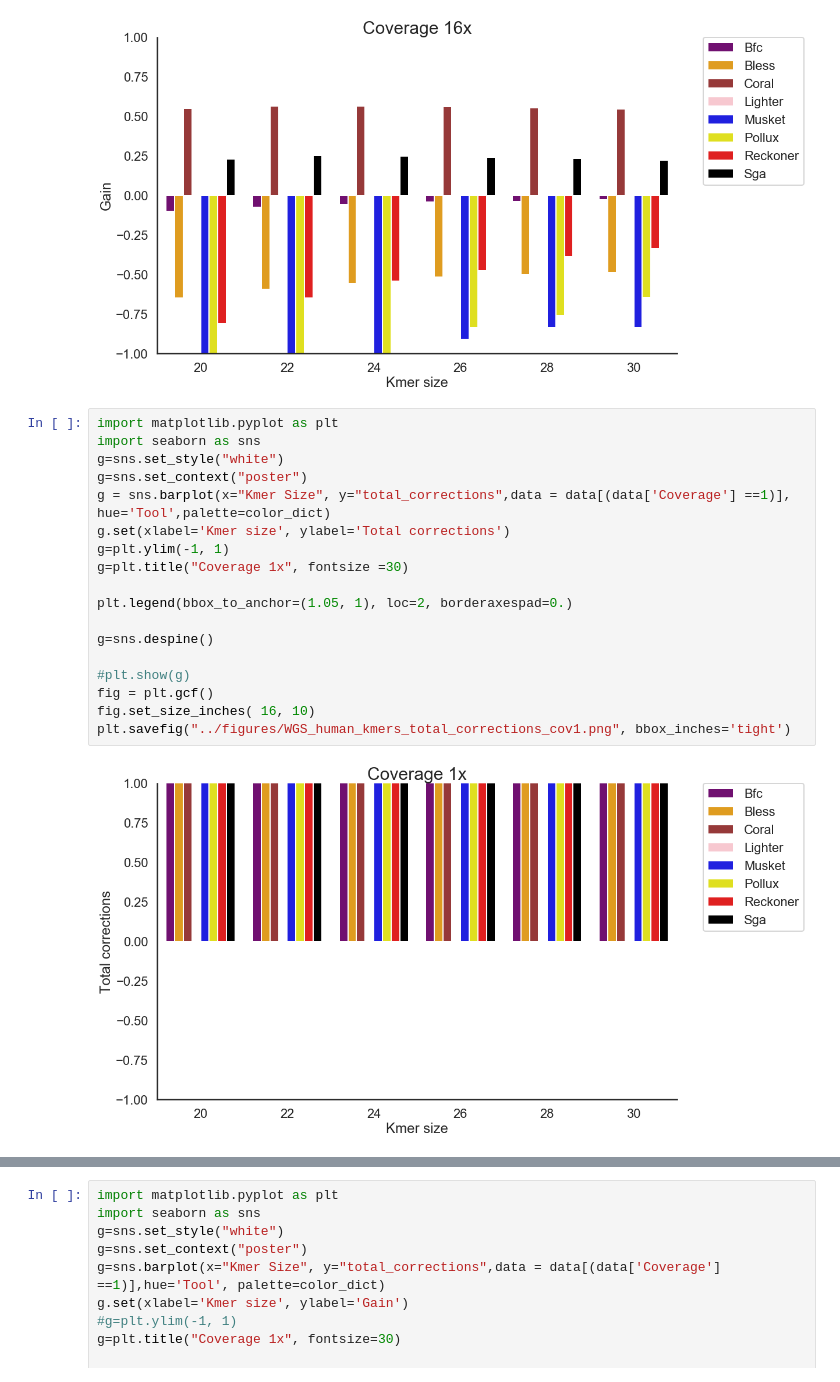
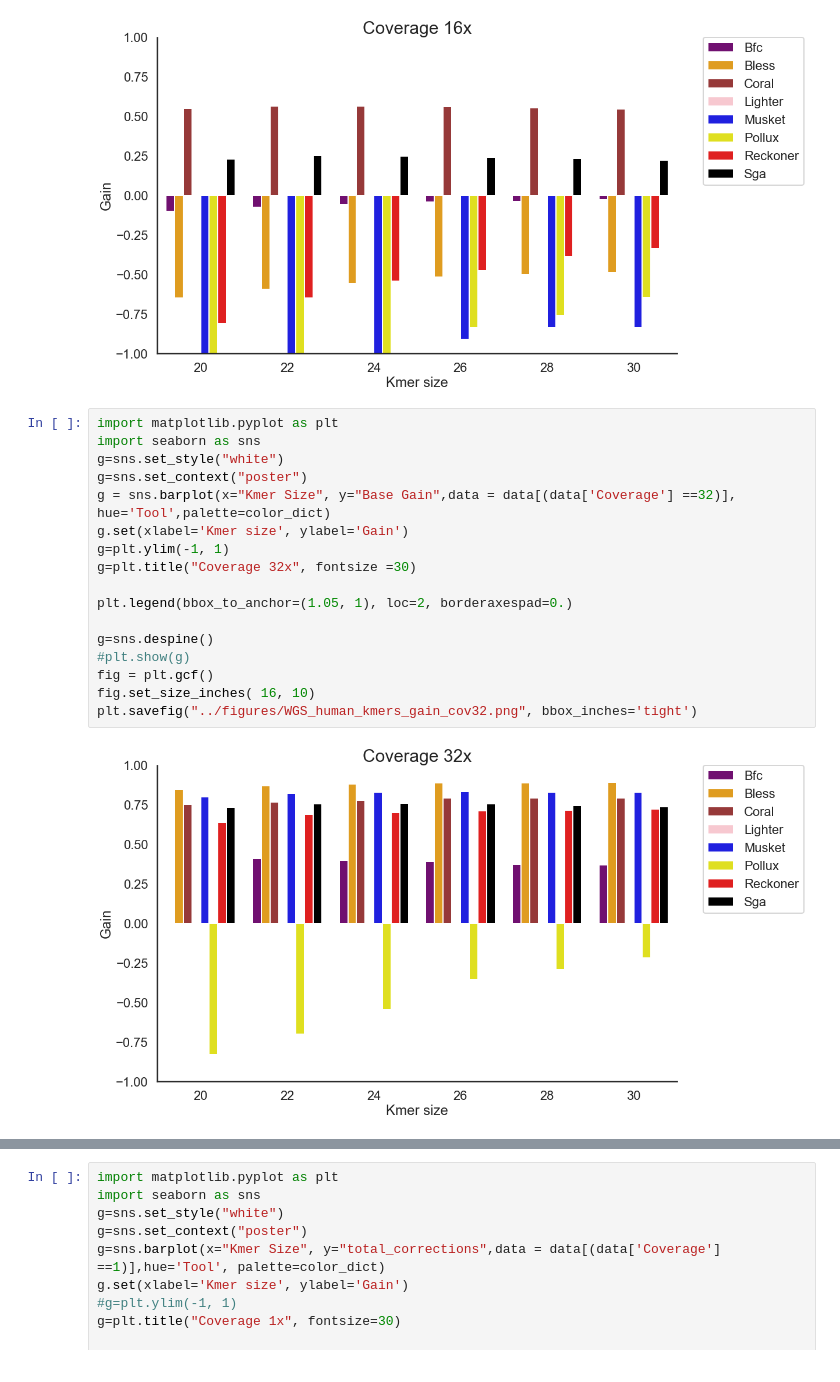
Before and after one commit to Mangul-Lab-USC/benchmarking_error_correction, a Jupyter notebook: notebooks/WGS_human_kmer.ipynb, the cells around one changed output, grey strips where cells are left out. Drawn from its saved outputs; the diff is of its cells as text.

Commit message:
expanded figures

```diff
--- a/notebooks/WGS_human_kmer.ipynb
+++ b/notebooks/WGS_human_kmer.ipynb
@@ -153,20 +153,19 @@ plt.savefig("../figures/WGS_human_kmers_gain_cov16.png", bbox_inches='tight')
 # %%
 import matplotlib.pyplot as plt
 import seaborn as sns
 g=sns.set_style("white")
 g=sns.set_context("poster")
-g = sns.barplot(x="Kmer Size", y="total_corrections",data = data[(data['Coverage'] ==1)], hue='Tool',palette=color_dict)
-g.set(xlabel='Kmer size', ylabel='Total corrections')
+g = sns.barplot(x="Kmer Size", y="Base Gain",data = data[(data['Coverage'] ==32)], hue='Tool',palette=color_dict)
+g.set(xlabel='Kmer size', ylabel='Gain')
 g=plt.ylim(-1, 1)
-g=plt.title("Coverage 1x", fontsize =30)
+g=plt.title("Coverage 32x", fontsize =30)
 
 plt.legend(bbox_to_anchor=(1.05, 1), loc=2, borderaxespad=0.)
 
 g=sns.despine()
-
 #plt.show(g)
 fig = plt.gcf()
 fig.set_size_inches( 16, 10)
-plt.savefig("../figures/WGS_human_kmers_total_corrections_cov1.png", bbox_inches='tight')
+plt.savefig("../figures/WGS_human_kmers_gain_cov32.png", bbox_inches='tight')
 # %% [output]
-[figure, old version]
+[figure, new version]
```
Also changed, not shown: parts of 18 cells of this notebook, 32 other files.
